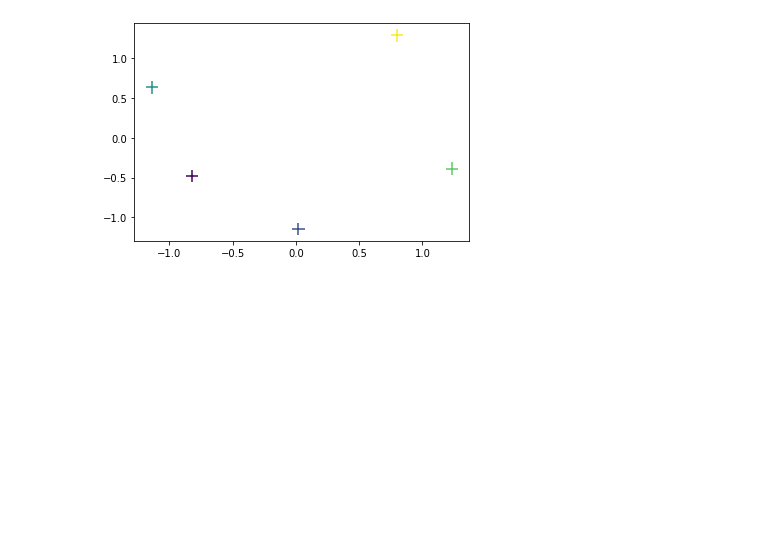
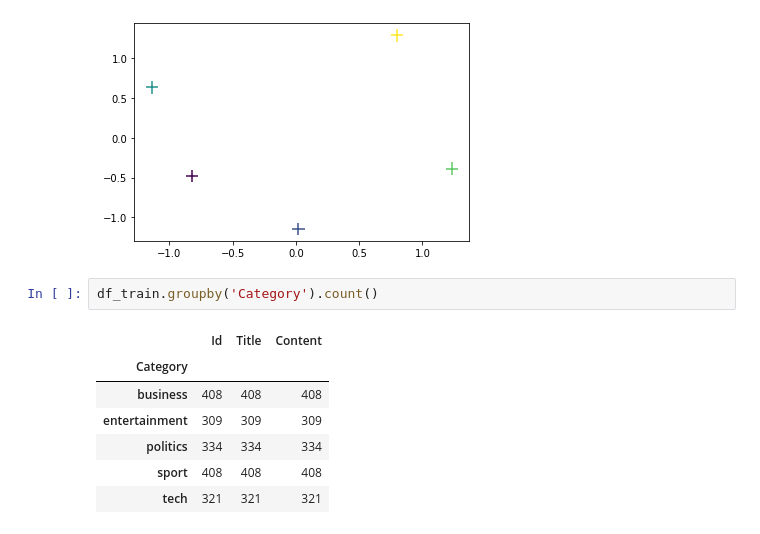
Before and after one commit to TazTornado/MiningTheNews, a Jupyter notebook: src/Categorization.ipynb, the cells around one changed output. Saved outputs shown, nothing was run; the diff lists cells and outputs as text; blank space fills up the shorter version.

```diff
--- a/src/Categorization.ipynb
+++ b/src/Categorization.ipynb
@@ -905,3 +969,13 @@ pyplot.scatter(means[:, 0], means[:, 1], c = kclusterer.cluster_names(), marker
 # %% [output]
 <matplotlib.collections.PathCollection at 0x...>
 [figure]
+# %%
+df_train.groupby('Category').count()
+# %% [output]
+|  | Id | Title | Content |
+| Category |  |  |  |
+| business | 408 | 408 | 408 |
+| entertainment | 309 | 309 | 309 |
+| politics | 334 | 334 | 334 |
+| sport | 408 | 408 | 408 |
+| tech | 321 | 321 | 321 |
```
Also changed, not shown: parts of 8 cells of this notebook.
